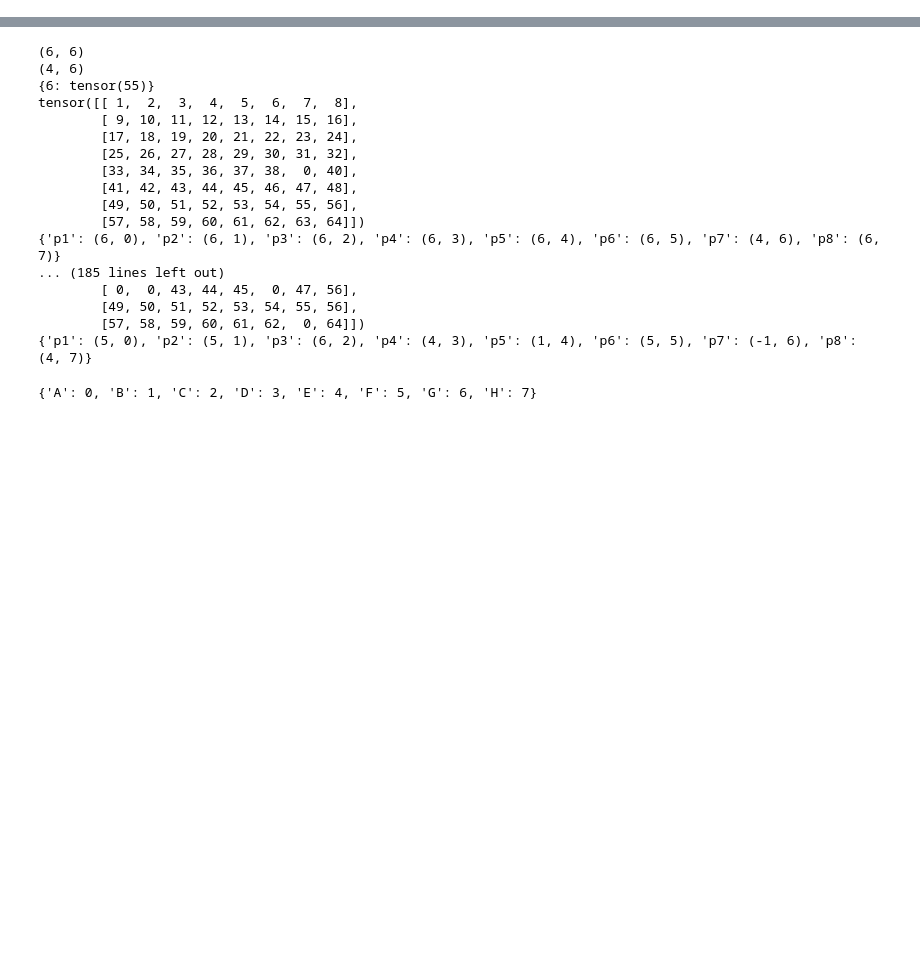
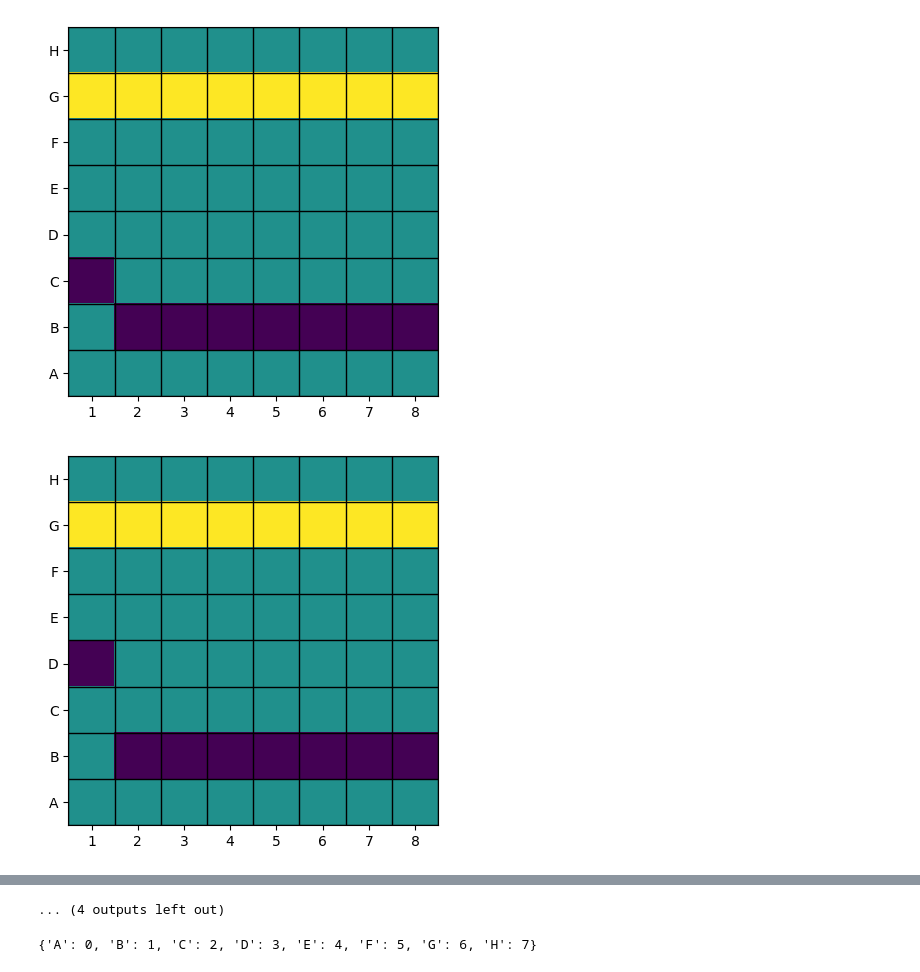
Before and after one commit to loop-hack/Neural_all, a Jupyter notebook: chess/model.ipynb, the cells around one changed output, grey strips where cells are left out. Cells and saved outputs as stored; diff of their text form; code cells hidden in the pictures; blank space fills up the shorter version.

Commit message:
created grid and color in board

```diff
--- a/chess/model.ipynb
+++ b/chess/model.ipynb
@@ -1,6 +1,15 @@
 # %%
 import torch
+import numpy as np
 import random
+import matplotlib.pyplot as plt
+%matplotlib inline
+from matplotlib.colors import ListedColormap
 
-Board = torch.arange(1,65).reshape(8,8)
+
+Board = torch.ones((8, 8))
+# Board[1:2] = 2
+# print(Board)
+Board[6:7] = 0
+
 white_pawn = {"p1":(6,0),"p2":(6,1),"p3":(6,2),"p4":(6,3),"p5":(6,4),"p6":(6,5),"p7":(6,6),"p8":(6,7)}
@@ -10,41 +28,67 @@ prev_value = {}
 for i in range(16):
     random_piece = random.choice(list(white_pawn.values()))
     l = random_piece
-    print(l)
+    # print(l)
 
     tup1 = (1, 0)
     tup2 = (2, 0)
 
     def first_move(l):
         m = torch.randint(0, 2, (1,))
         if m.item() == 0:
             return tuple(l[i] - tup1[i] for i in range(len(l)))
         else:
             return tuple(l[i] - tup2[i] for i in range(len(l)))
 
     def next_move(l):
         return tuple(l[i] - tup1[i] for i in range(len(l)))
 
     def get_keys_from_value(d, target_value):
         return [k for k, v in d.items() if v == target_value]
 
+    def Board_display():
+
+        board_np = Board.numpy()
+        fig, ax = plt.subplots()
+        ax.imshow(board_np)
+
+        # Grid
+        ax.set_xticks(torch.arange(-0.5, 8, 1), minor=True)
+        ax.set_yticks(torch.arange(-0.5, 8, 1), minor=True)
+        ax.grid(which="minor", color="black", linestyle='-', linewidth=1)
+        ax.tick_params(which="minor", bottom=False, left=False)
+
+        ax.set_xticks(range(8))
+        ax.set_xticklabels([str(i) for i in range(1, 9)])
+
+        ax.set_yticks(range(8))
+        ax.set_yticklabels(list("hgfedcba".upper()))
+
+        plt.show()
+
+
     if l[0] == 6:
         t = first_move(l)
+        Board[l] = 1
     else:
         t = next_move(l)
-        print(Board[l])
+        # print(Board[l])
         Board[l] = prev_value[l[1]]
 
-    print(t)
+    # print(t)
     prev_value[l[1]] = Board[l]
 
-    print(prev_value)
+    # print(prev_value)
 
     Board[t] = 0
 
     key = get_keys_from_value(white_pawn, l)[0]
     white_pawn[key] = t
 
-    print(Board)
-    print(white_pawn)
+    # plt.imshow(Board)
+    # print(white_pawn)
+
+    Board_display()
 # %% [output]
+[figure, added]
+[figure, added]
@@ -51,20 +105,4 @@ for i in range(16):
-(6, 6)
-(4, 6)
-{6: tensor(55)}
-tensor([[ 1,  2,  3,  4,  5,  6,  7,  8],
-        [ 9, 10, 11, 12, 13, 14, 15, 16],
-        [17, 18, 19, 20, 21, 22, 23, 24],
-        [25, 26, 27, 28, 29, 30, 31, 32],
-        [33, 34, 35, 36, 37, 38,  0, 40],
-        [41, 42, 43, 44, 45, 46, 47, 48],
-        [49, 50, 51, 52, 53, 54, 55, 56],
-        [57, 58, 59, 60, 61, 62, 63, 64]])
-{'p1': (6, 0), 'p2': (6, 1), 'p3': (6, 2), 'p4': (6, 3), 'p5': (6, 4), 'p6': (6, 5), 'p7': (4, 6), 'p8': (6, 7)}
-... (185 lines left out)
-        [ 0,  0, 43, 44, 45,  0, 47, 56],
-        [49, 50, 51, 52, 53, 54, 55, 56],
-        [57, 58, 59, 60, 61, 62,  0, 64]])
-{'p1': (5, 0), 'p2': (5, 1), 'p3': (6, 2), 'p4': (4, 3), 'p5': (1, 4), 'p6': (5, 5), 'p7': (-1, 6), 'p8': (4, 7)}
+... (4 outputs left out)
 # %%
 chars = ['A', 'B','C','D','E','F','G','H']
 stoi = {s:i for i,s in enumerate(chars)} # mapping numbers from character to create board
```
Also changed, not shown: parts of 2 cells of this notebook, 1 other file.
